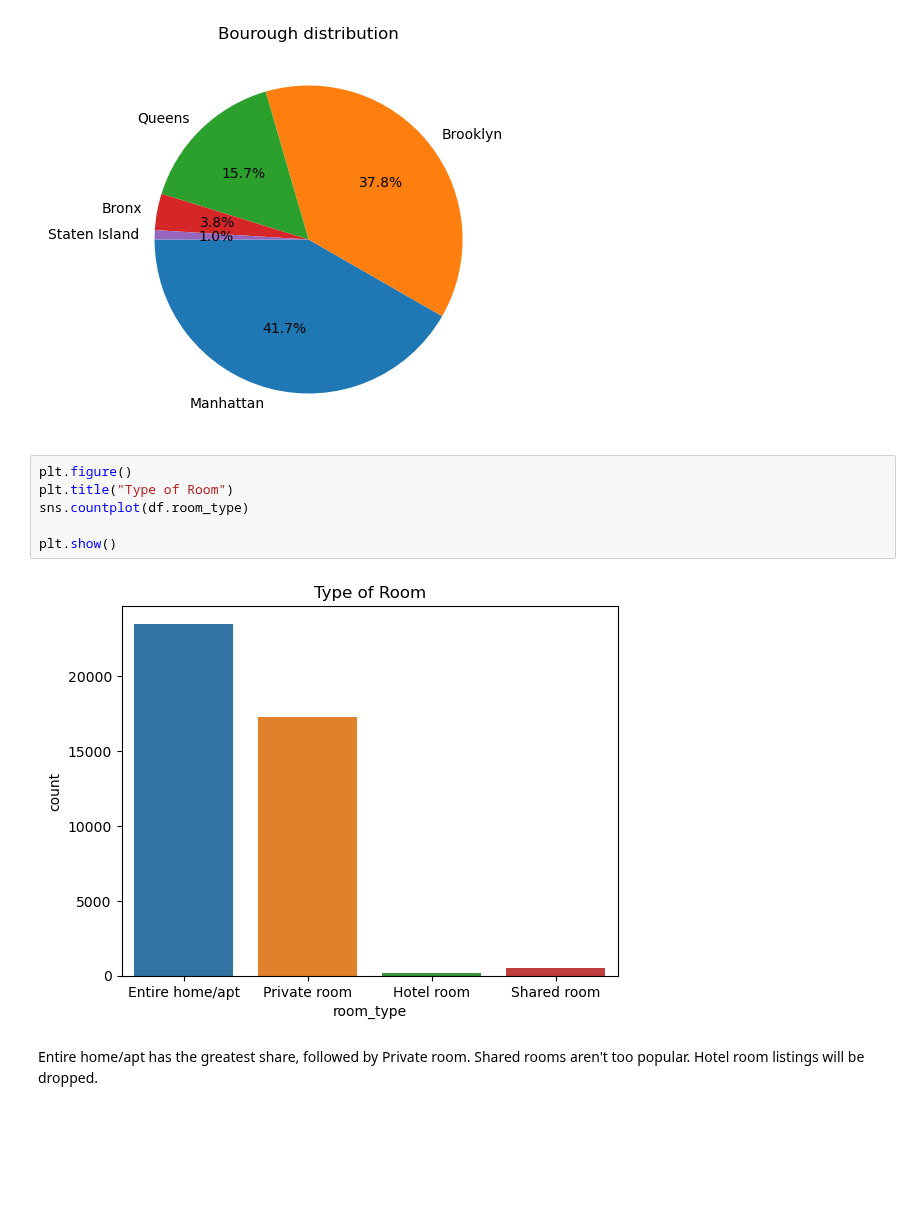
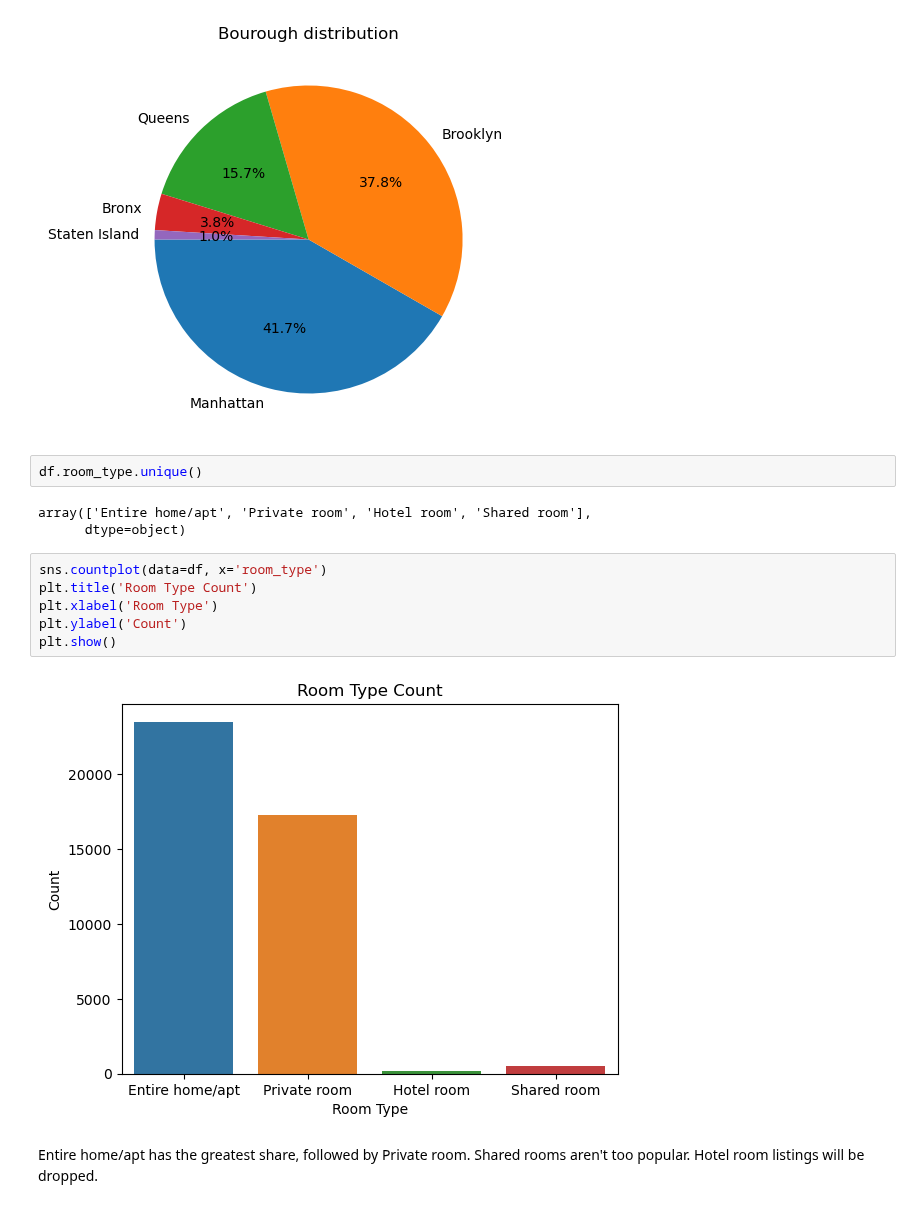
Before and after one commit to n-altawam/Sprinboard, a Jupyter notebook: Capstone 2/3. EDA.ipynb, the cells around one changed output. Drawn from its saved outputs; the diff is of its cells as text; blank space fills up the shorter version.

```diff
--- a/Capstone 2/3. EDA.ipynb
+++ b/Capstone 2/3. EDA.ipynb
@@ -48,14 +48,19 @@ plt.title("Bourough distribution")
 plt.show()
 # %% [output]
 [figure]
-# %%
-plt.figure()
-plt.title("Type of Room")
-sns.countplot(df.room_type)
-
-plt.show()
-# %% [output]
-[figure, removed]
+# %%
+df.room_type.unique()
+# %% [output]
+array(['Entire home/apt', 'Private room', 'Hotel room', 'Shared room'],
+      dtype=object)
+# %%
+sns.countplot(data=df, x='room_type')
+plt.title('Room Type Count')
+plt.xlabel('Room Type')
+plt.ylabel('Count')
+plt.show()
+# %% [output]
+[figure, added]
 # %% [markdown]
 Entire home/apt has the greatest share, followed by Private room. Shared rooms aren't too popular. Hotel room listings will be dropped.
 # %%
```
Also changed, not shown: parts of 6 cells of this notebook, 11 other files.
